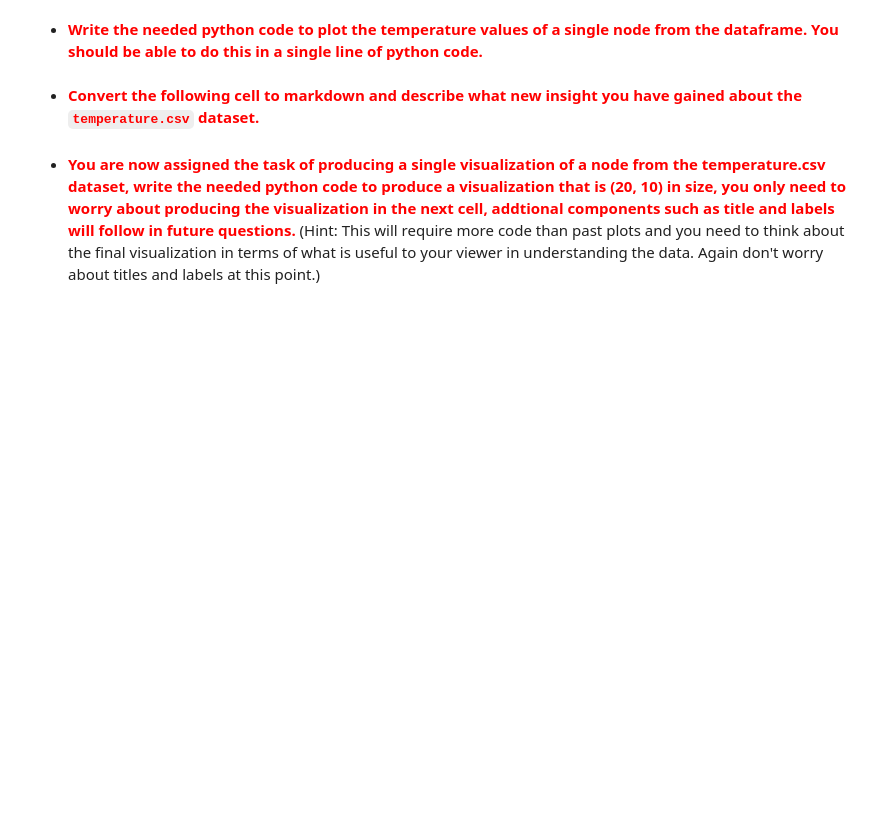
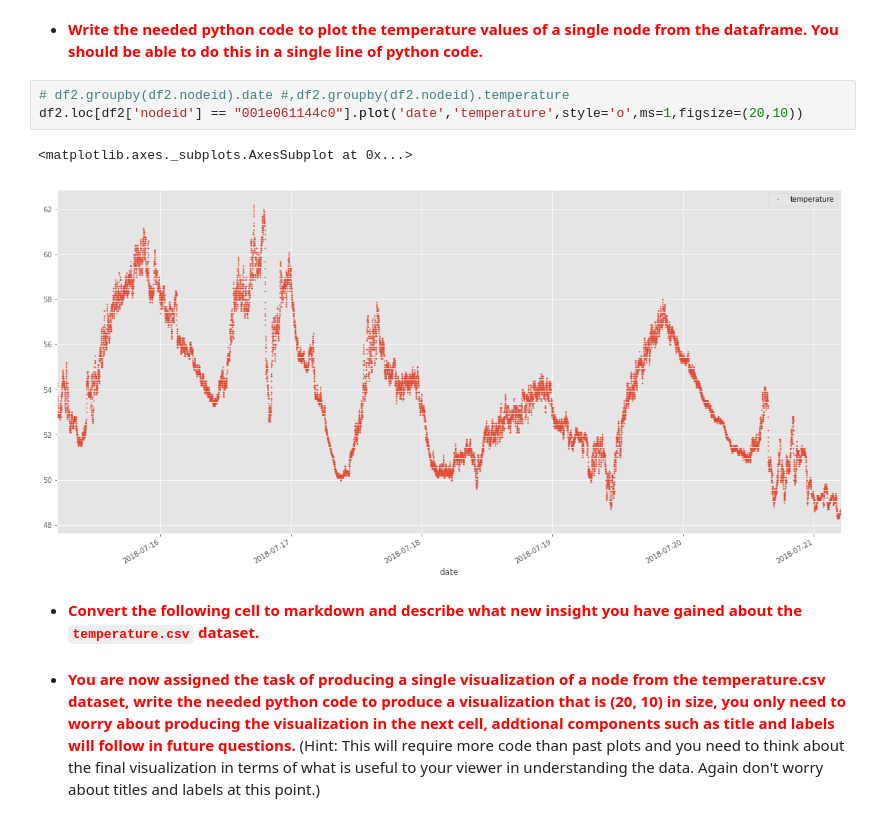
Before and after one commit to eparrish64/csci627-assignment02-eparrish64, a Jupyter notebook: CSCI627-assignment02.ipynb, the cells around one changed output. Cells and saved outputs as stored; diff of their text form; blank space fills up the shorter version.

```diff
--- a/CSCI627-assignment02.ipynb
+++ b/CSCI627-assignment02.ipynb
@@ -46,5 +117,11 @@ We will now switch to a clean dataset for rest of the lesson.  You do not need t
 # %% [markdown]
 - <span style="color:red">**Write the needed python code to plot the temperature values of a single node from the dataframe. You should be able to do this in a single line of python code.**</span>
+# %%
+# df2.groupby(df2.nodeid).date #,df2.groupby(df2.nodeid).temperature
+df2.loc[df2['nodeid'] == "001e061144c0"].plot('date','temperature',style='o',ms=1,figsize=(20,10))
+# %% [output]
+<matplotlib.axes._subplots.AxesSubplot at 0x...>
+[figure, added]
 # %% [markdown]
 - <span style="color:red">**Convert the following cell to markdown and describe what new insight you have gained about the `temperature.csv` dataset.**</span>
 # %% [markdown]
```
Also changed, not shown: parts of 19 cells of this notebook.
